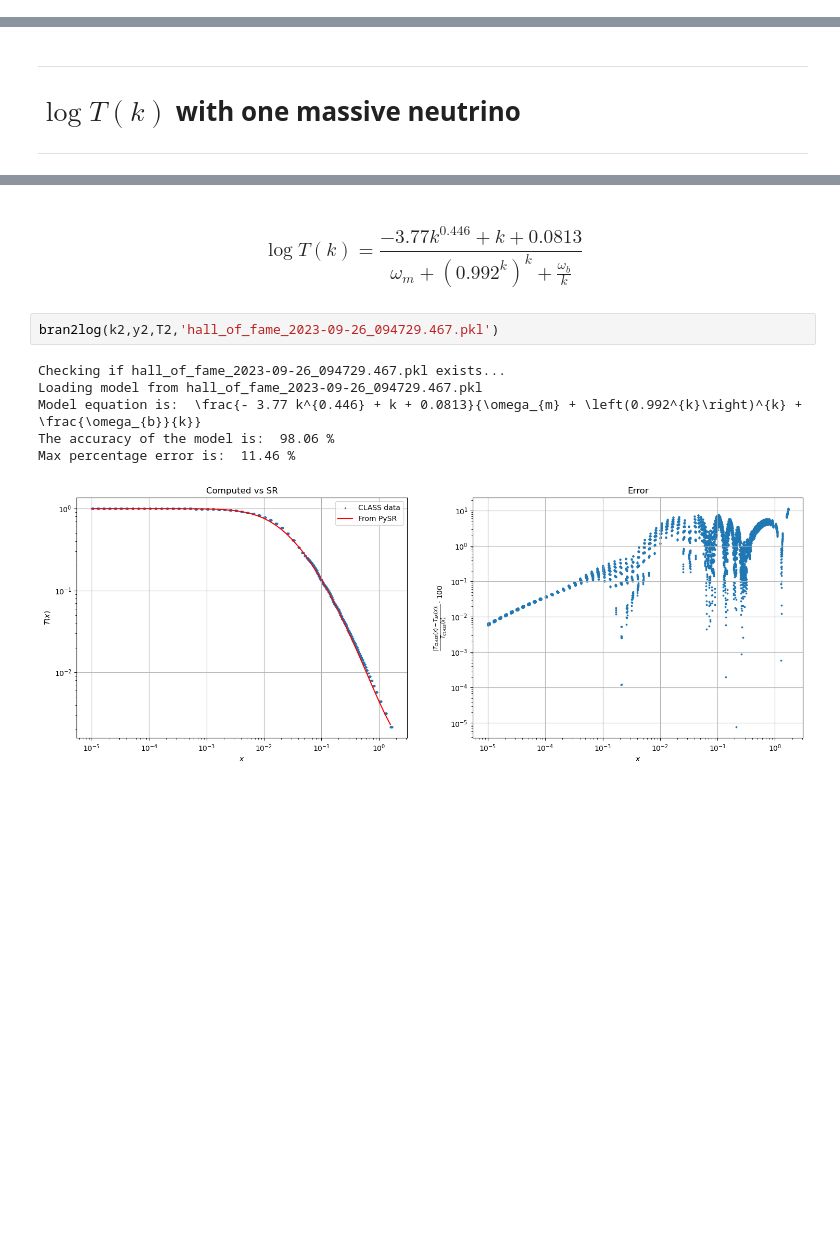
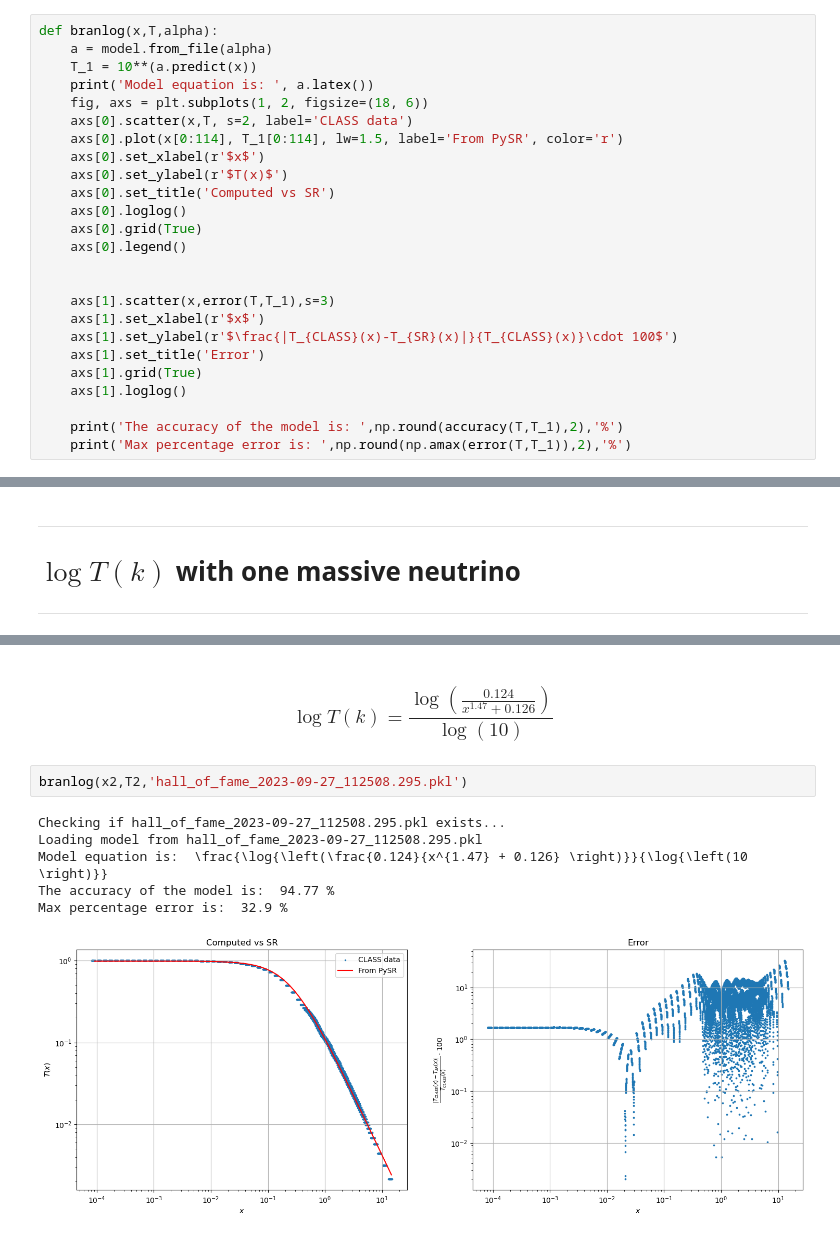
Before and after one commit to farocrown/Simreg, a Jupyter notebook: sr_tf_graphs.ipynb, the cells around one changed output, grey strips where cells are left out. Drawn from its saved outputs; the diff is of its cells as text; blank space fills up the shorter version.

```diff
--- a/sr_tf_graphs.ipynb
+++ b/sr_tf_graphs.ipynb
@@ -64,6 +64,31 @@ def bran(x,T,alpha):
 
     print('The accuracy of the model is: ',np.round(accuracy(T,T_1),2),'%')
     print('Max percentage error is: ',np.round(np.amax(error(T,T_1)),2),'%')
+# %%
+def branlog(x,T,alpha):
+    a = model.from_file(alpha)
+    T_1 = 10**(a.predict(x))
+    print('Model equation is: ', a.latex())
+    fig, axs = plt.subplots(1, 2, figsize=(18, 6))
+    axs[0].scatter(x,T, s=2, label='CLASS data')
+    axs[0].plot(x[0:114], T_1[0:114], lw=1.5, label='From PySR', color='r')
+    axs[0].set_xlabel(r'$x$')
+    axs[0].set_ylabel(r'$T(x)$')
+    axs[0].set_title('Computed vs SR')
+    axs[0].loglog()
+    axs[0].grid(True)
+    axs[0].legend()
+
+
+    axs[1].scatter(x,error(T,T_1),s=3)
+    axs[1].set_xlabel(r'$x$')
+    axs[1].set_ylabel(r'$\frac{|T_{CLASS}(x)-T_{SR}(x)|}{T_{CLASS}(x)}\cdot 100$')
+    axs[1].set_title('Error')
+    axs[1].grid(True)
+    axs[1].loglog()
+
+    print('The accuracy of the model is: ',np.round(accuracy(T,T_1),2),'%')
+    print('Max percentage error is: ',np.round(np.amax(error(T,T_1)),2),'%')
 # %%
 def bran2(x, y, T, alpha):
     a = model.from_file(alpha)
@@ -273,11 +309,11 @@ Max percentage error is:  6.2 %
-# %% [markdown]
-### $$ \log T(k) = \frac{- 3.77 k^{0.446} + k + 0.0813}{\omega_{m} + \left(0.992^{k}\right)^{k} + \frac{\omega_{b}}{k}} $$
+# %% [markdown]
+### $$ \log T(k) = \frac{\log{\left(\frac{0.124}{x^{1.47} + 0.126} \right)}}{\log{\left(10 \right)}} $$
 # %%
-bran2log(k2,y2,T2,'hall_of_fame_2023-09-26_094729.467.pkl')
+branlog(x2,T2,'hall_of_fame_2023-09-27_112508.295.pkl')
 # %% [output]
-Checking if hall_of_fame_2023-09-26_094729.467.pkl exists...
-Loading model from hall_of_fame_2023-09-26_094729.467.pkl
-Model equation is:  \frac{- 3.77 k^{0.446} + k + 0.0813}{\omega_{m} + \left(0.992^{k}\right)^{k} + \frac{\omega_{b}}{k}}
-The accuracy of the model is:  98.06 %
-Max percentage error is:  11.46 %
+Checking if hall_of_fame_2023-09-27_112508.295.pkl exists...
+Loading model from hall_of_fame_2023-09-27_112508.295.pkl
+Model equation is:  \frac{\log{\left(\frac{0.124}{x^{1.47} + 0.126} \right)}}{\log{\left(10 \right)}}
+The accuracy of the model is:  94.77 %
+Max percentage error is:  32.9 %
-[figure, old version]
+[figure, new version]
```
Also changed, not shown: parts of 6 cells of this notebook, 3 other files.
